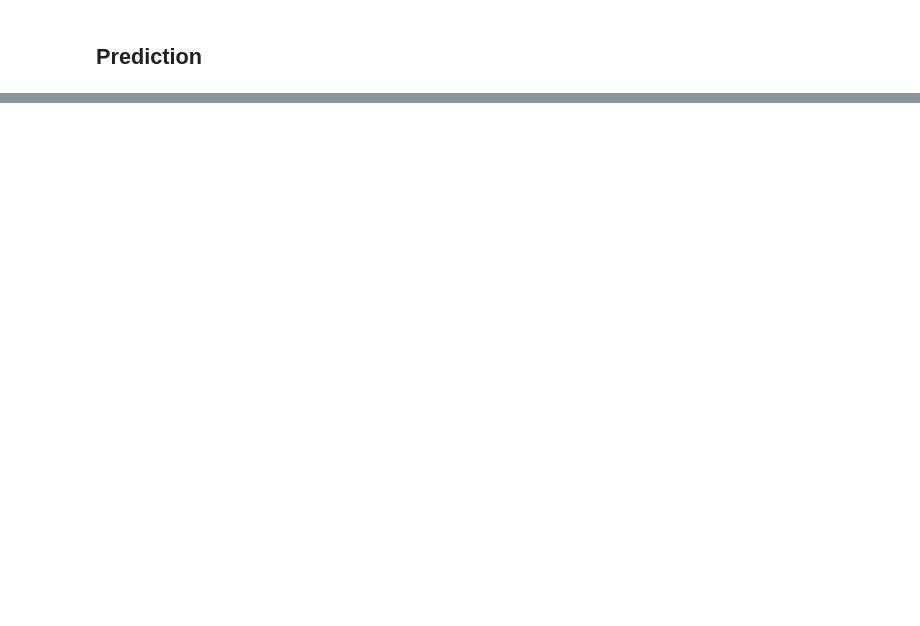
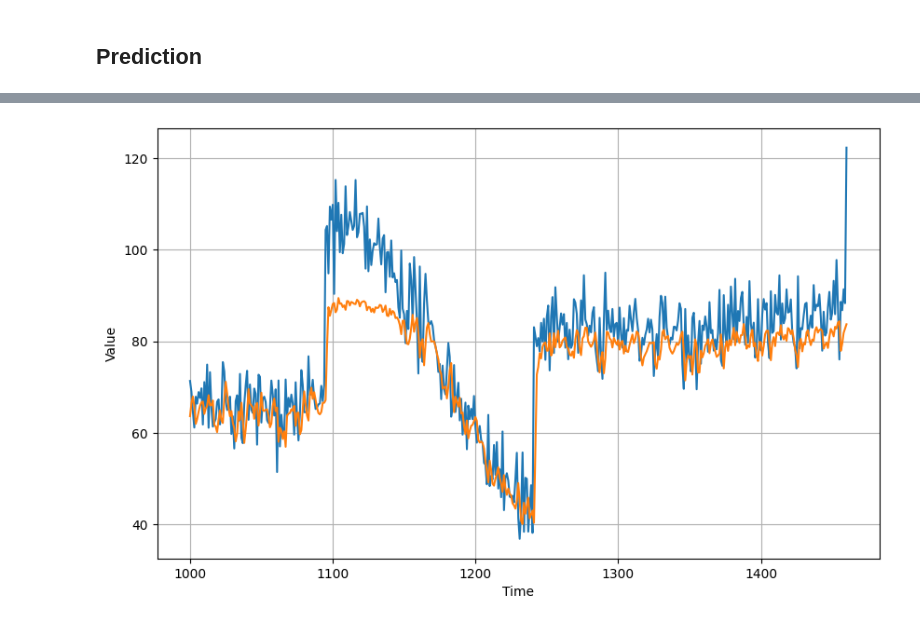
Before and after one commit to shielamms/Tensorflow-Notebooks, a Jupyter notebook: Deep_Neural_Network_Training_on_Time_Series.ipynb, the cells around one changed output, grey strips where cells are left out. Saved outputs shown, nothing was run; the diff lists cells and outputs as text; code cells hidden in the pictures; blank space fills up the shorter version.

Commit message:
added RNN model

```diff
--- a/Deep_Neural_Network_Training_on_Time_Series.ipynb
+++ b/Deep_Neural_Network_Training_on_Time_Series.ipynb
@@ -411,0 +414,18 @@ plot_series(time_valid, (x_valid, results))
+# %%
+model = tf.keras.Sequential([
+    tf.keras.layers.Lambda(lambda x: tf.expand_dims(x, axis=-1),
+                           input_shape=[window_size]),
+    tf.keras.layers.SimpleRNN(40, return_sequences=True),
+    tf.keras.layers.SimpleRNN(40),
+    tf.keras.layers.Dense(1),
+    tf.keras.layers.Lambda(lambda x: x * 100.0)
+])
+
+learning_rate = 1e-6
+optimizer = tf.keras.optimizers.SGD(learning_rate=learning_rate, momentum=0.9)
+
+model.compile(loss=tf.keras.losses.Huber(),
+              optimizer=optimizer,
+              metrics=['mae'])
+# %%
+history = model.fit(dataset, epochs=EPOCHS)
@@ -411,0 +450,14 @@ plot_series(time_valid, (x_valid, results))
+# %%
+forecast = []
+
+forecast_series = series[split_time - window_size:]
+
+for time in range(len(forecast_series) - window_size):
+  prediction = model.predict(np.expand_dims(forecast_series[time:time+window_size],
+                                            axis=0))
+  forecast.append(prediction)
+
+results = np.array(forecast).squeeze()
+
+plot_series(time_valid, (x_valid, results))
+# %% [output]
@@ -411,0 +481 @@ plot_series(time_valid, (x_valid, results))
+[figure, added]
```
Also changed, not shown: parts of 22 cells of this notebook.
